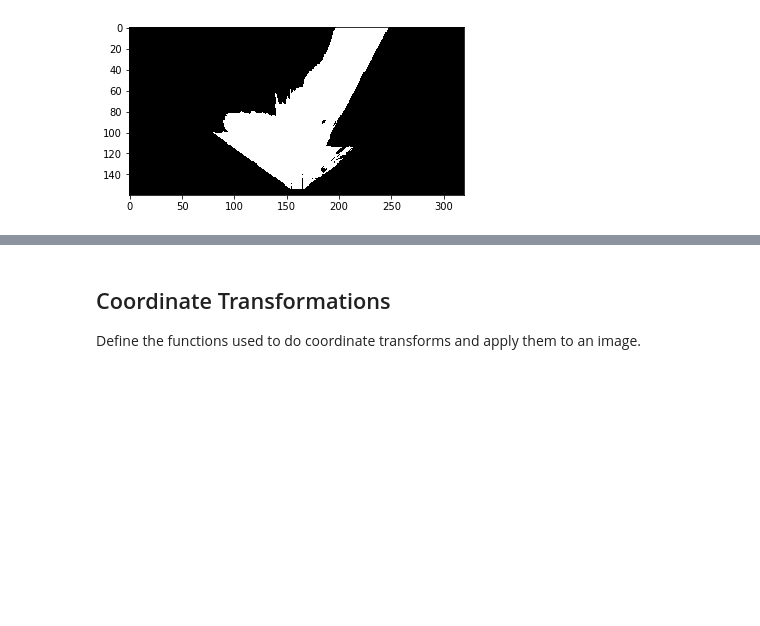
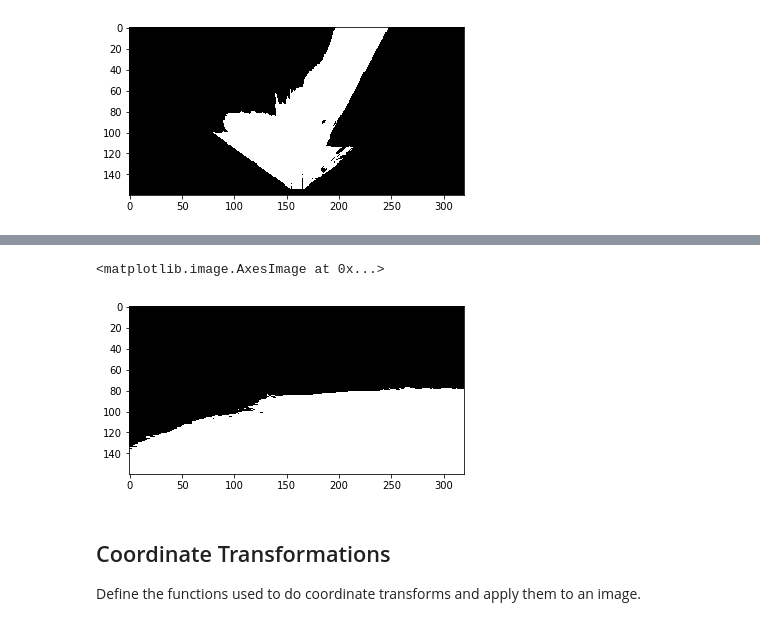
Before and after one commit to VIcuko/RoboND-Rover-Project, a Jupyter notebook: code/Rover_Project_Test_Notebook.ipynb, the cells around one changed output, grey strips where cells are left out. Drawn from its saved outputs; the diff is of its cells as text; code cells hidden in the pictures; blank space fills up the shorter version.

```diff
--- a/code/Rover_Project_Test_Notebook.ipynb
+++ b/code/Rover_Project_Test_Notebook.ipynb
@@ -140,3 +186,9 @@ plt.imshow(threshed, cmap='gray')
+# %%
+rock_threshed = color_thresh(rock_image, rgb_thresh=(160, 160, 150))
+plt.imshow(rock_threshed, cmap='gray')
+# %% [output]
+<matplotlib.image.AxesImage at 0x...>
+[figure, added]
 # %% [markdown]
 ## Coordinate Transformations
 Define the functions used to do coordinate transforms and apply them to an image.
```
Also changed, not shown: parts of 8 cells of this notebook, 26 other files.
